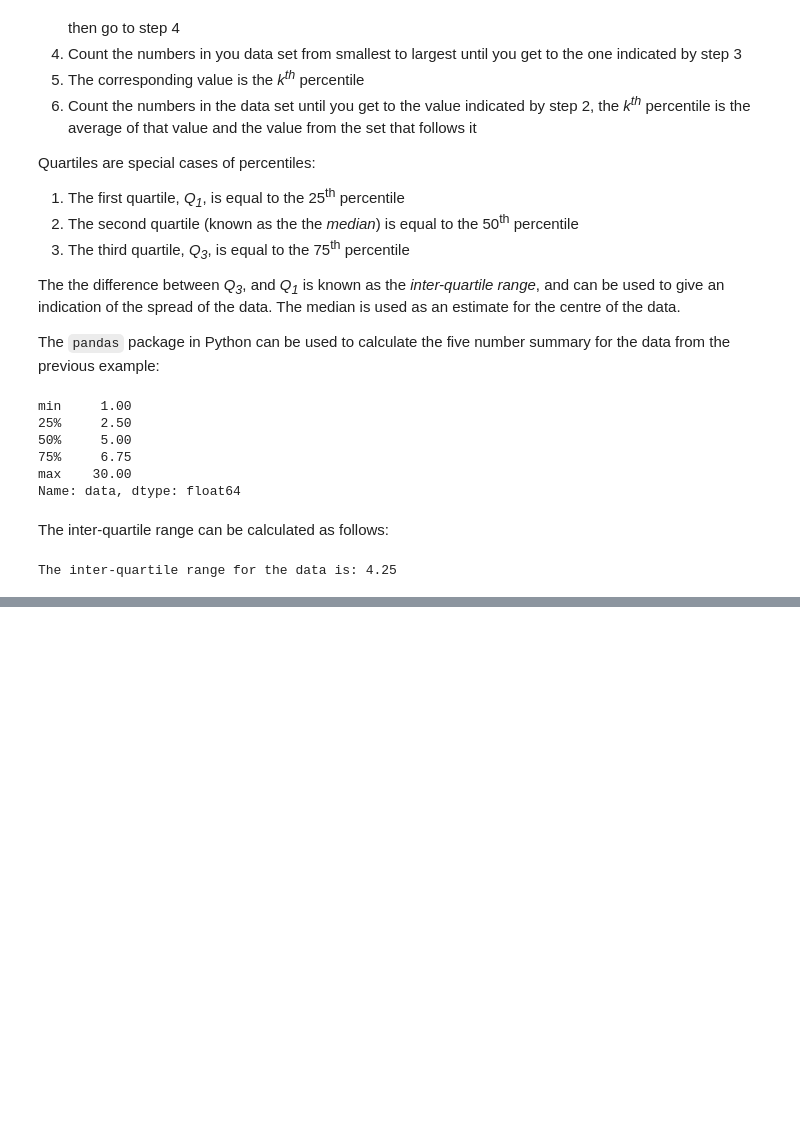
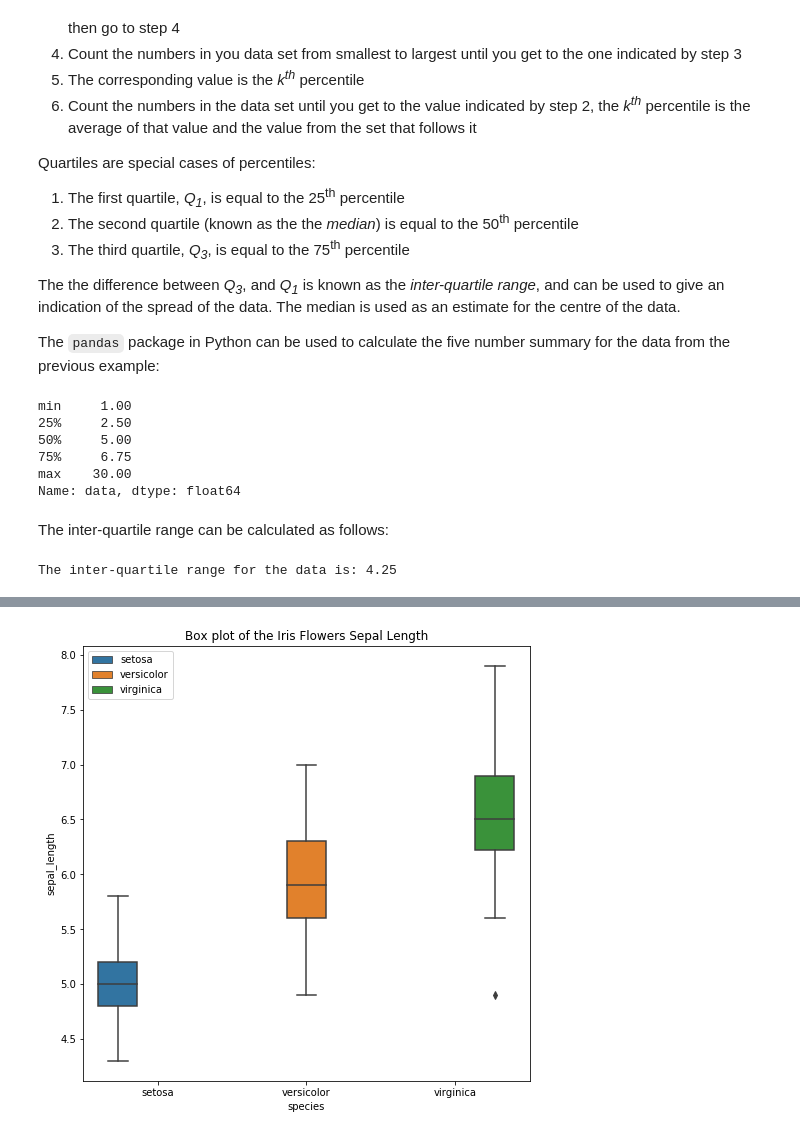
Before and after one commit to shkyler/gmit-foda-project, a Jupyter notebook: boxplot.ipynb, the cells around one changed output, grey strips where cells are left out. Cells and saved outputs as stored; diff of their text form; code cells hidden in the pictures; blank space fills up the shorter version.

```diff
--- a/boxplot.ipynb
+++ b/boxplot.ipynb
@@ -157,0 +198,11 @@ https://blog.bioturing.com/2018/05/22/how-to-compare-box-plots/
+# %%
+# resize the plot
+plt.rcParams['figure.figsize'] = [8, 8]
+# call the box plot - seperating by species
+sns.boxplot(x='species', y='sepal_length', data=iris, orient='v', hue='species')
+# give a title to the plot
+plt.title('Box plot of the Iris Flowers Sepal Length')
+plt.legend()
+plt.show()
+# %% [output]
+[figure, added]
```
Also changed, not shown: parts of 9 cells of this notebook.
